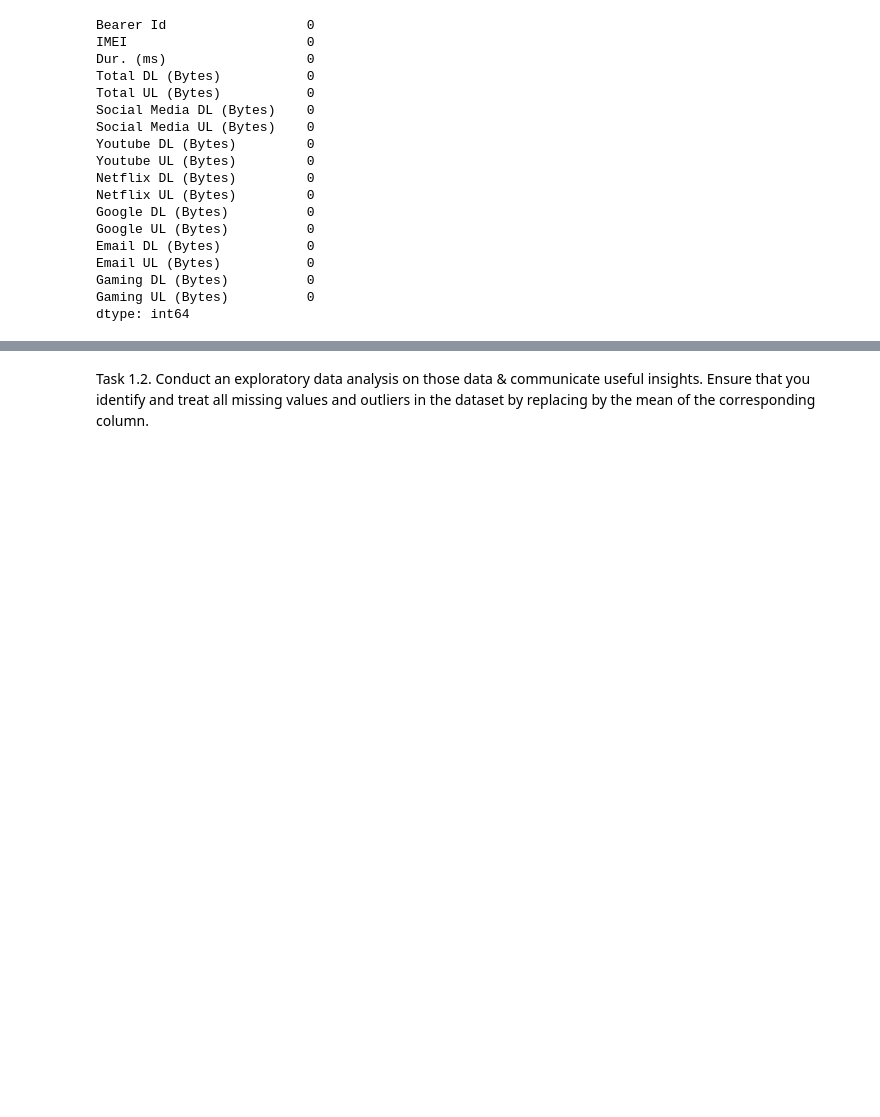
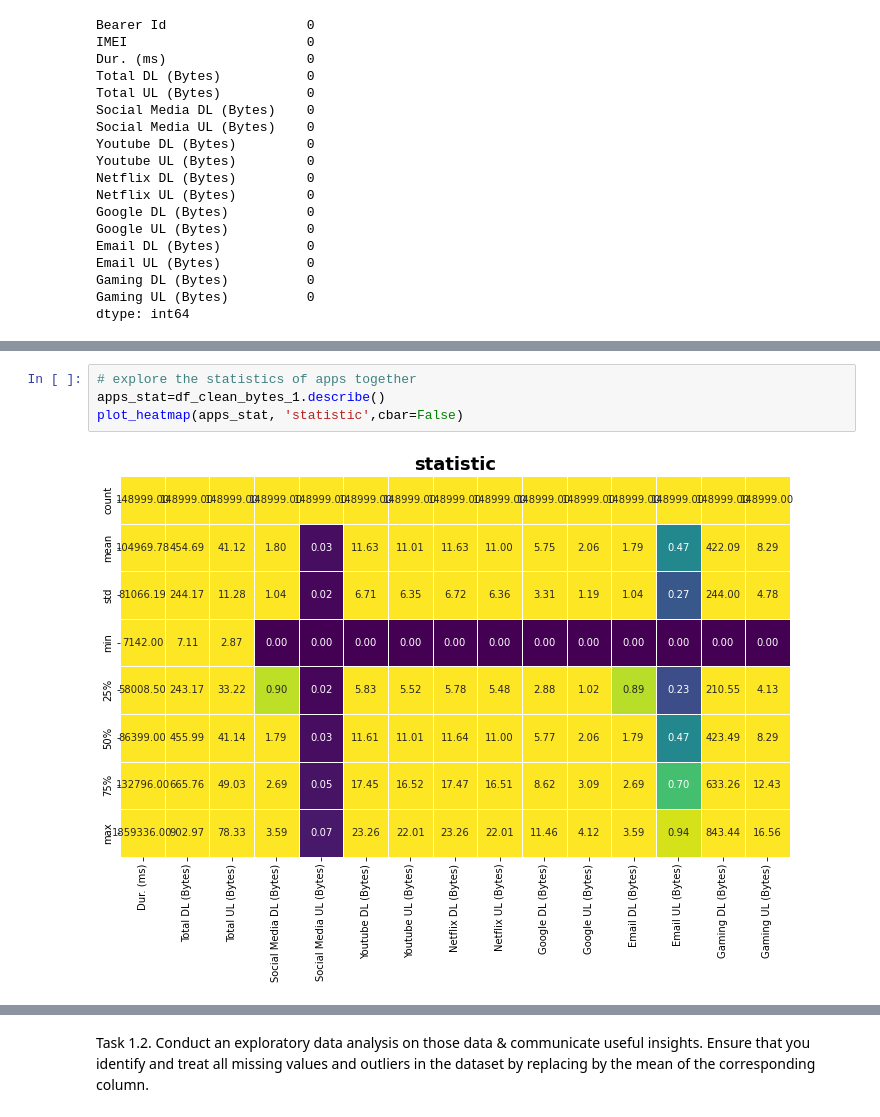
Before and after one commit to niyotham/EDA_Telecom_Industry, a Jupyter notebook: notebooks/EDA.ipynb, the cells around one changed output, grey strips where cells are left out. Drawn from its saved outputs; the diff is of its cells as text; blank space fills up the shorter version.

```diff
--- a/notebooks/EDA.ipynb
+++ b/notebooks/EDA.ipynb
@@ -193,0 +289,6 @@ df_clean_bytes
+# %%
+# explore the statistics of apps together
+apps_stat=df_clean_bytes_1.describe()
+plot_heatmap(apps_stat, 'statistic',cbar=False)
+# %% [output]
+[figure, added]
```
Also changed, not shown: parts of 40 cells of this notebook.
